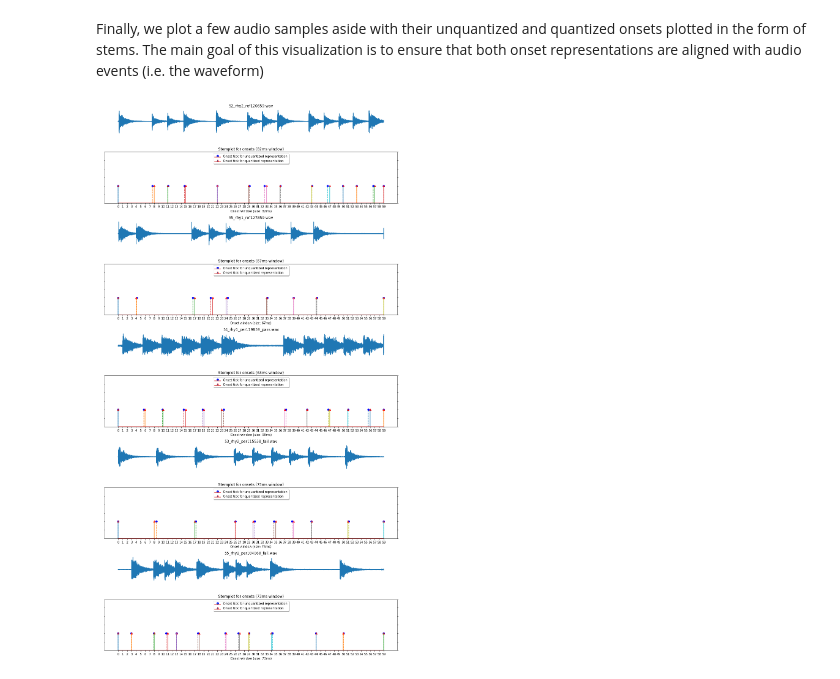
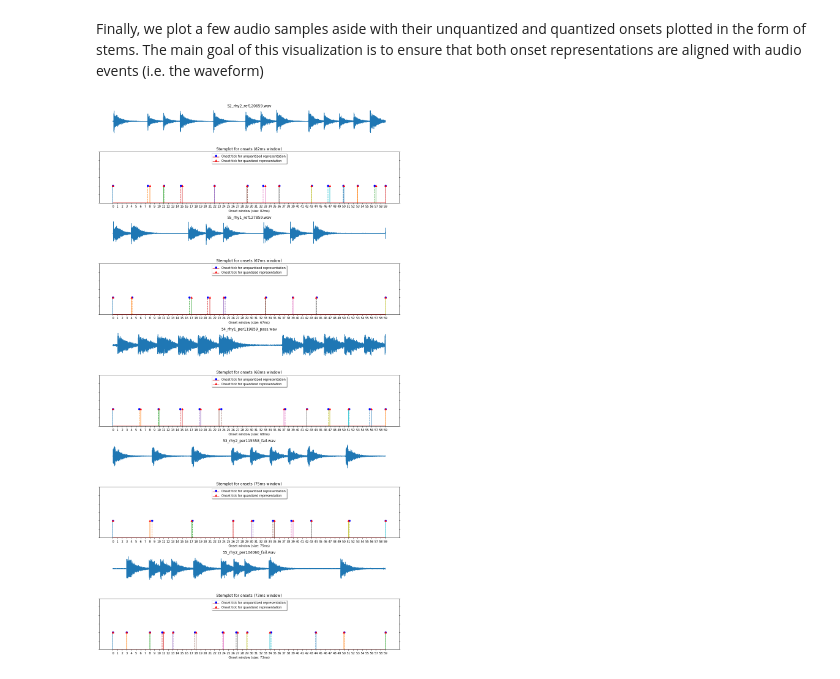
Before and after one commit to MTG/mast-rhythm-analysis, a Jupyter notebook: notebooks/PreProcessDataFromMASTDataset.ipynb, the cells around one changed output. Cells and saved outputs as stored; diff of their text form; code cells hidden in the pictures.

Commit message:
rounding audio window

```diff
--- a/notebooks/PreProcessDataFromMASTDataset.ipynb
+++ b/notebooks/PreProcessDataFromMASTDataset.ipynb
@@ -248,7 +248,7 @@ for audio in audio_samples:
     scaling_info = get_info(file_name, 'reference' if 'ref' in file_name else 'performance', 'MAST Onsets [{}s] [SCALING DATA]')
     window_size_for_audio = scaling_info[3] if 'ref' in file_name else scaling_info[4]
 
-    w = w[scaling_info[0] * SAMPLE_RATE : scaling_info[1] * SAMPLE_RATE]
+    w = w[round(scaling_info[0] * SAMPLE_RATE) : round(scaling_info[1] * SAMPLE_RATE)]
 
     t=np.arange(len(w))
 
@@ -281,31 +281,31 @@ for audio in audio_samples:
     # e.g an onset in moment 0.95s means  beat with boundaries [0,9s - 1s] which
     # translates to window/stem 10
     unquantized_stems = [min((unquantized_onset / window_size_for_audio), ONSET_N_OF_BINS - 1) for unquantized_onset in unquantized_onsets]
 
     axarr[idx].set_title('Stemplot for onsets (%ims window)' % int(window_size_for_audio*1000))
     axarr[idx].set_xlabel("Onset window (size: %ims)" % int(window_size_for_audio*1000))
     axarr[idx].set_xticks(range(max(max(quantized_stems), round(max(unquantized_stems))) + 1))
     axarr[idx].set_ylim(0, 3)
     axarr[idx].set_yticklabels([])
 
     # Plotting unquantized stems
     plot_one = axarr[idx].stem(unquantized_stems,
                                len(unquantized_stems) * [1], linefmt='--', markerfmt='bo',label='Onset tick for unquantized representation')
 
     overlapped = axarr[idx].twinx()
     overlapped.set_xticks(range(max(max(quantized_stems), round(max(unquantized_stems))) + 1))
     overlapped.set_yticklabels([])
     overlapped.set_ylim(0, 3)
 
     plot_two = overlapped.stem(quantized_stems,
                                len(quantized_stems) * [1], linefmt='-',markerfmt='r^',label='Onset tick for quantized representation')
     # added these three lines
     plots = [plot_one, plot_two]
     labs = [plot.get_label() for plot in plots]
     axarr[idx].legend(plots, labs, loc=9, shadow=True)
 
     idx+=1
 
 f.tight_layout()
 # %% [output]
-[figure, old version]
+[figure, new version]
```
Also changed, not shown: parts of 1 cell of this notebook.
